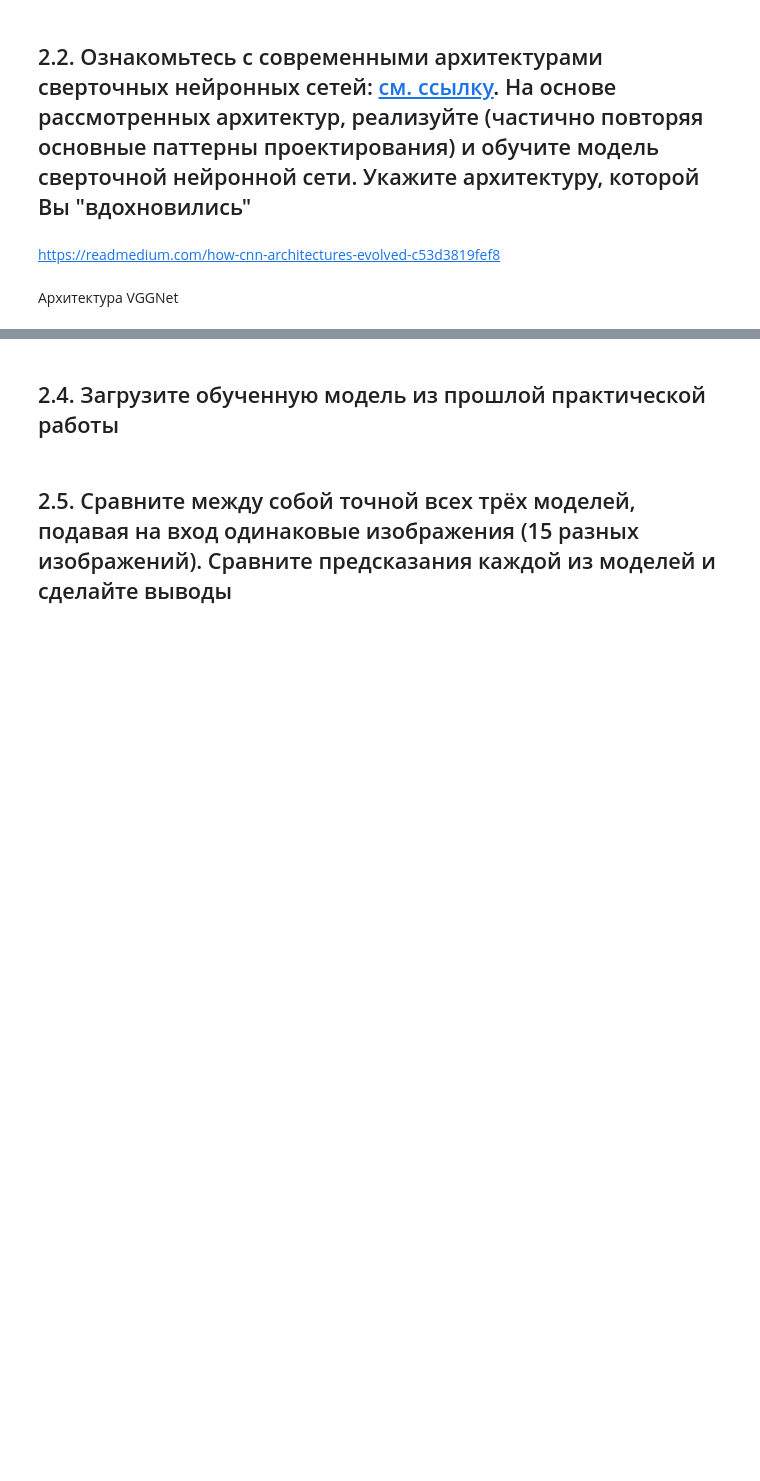
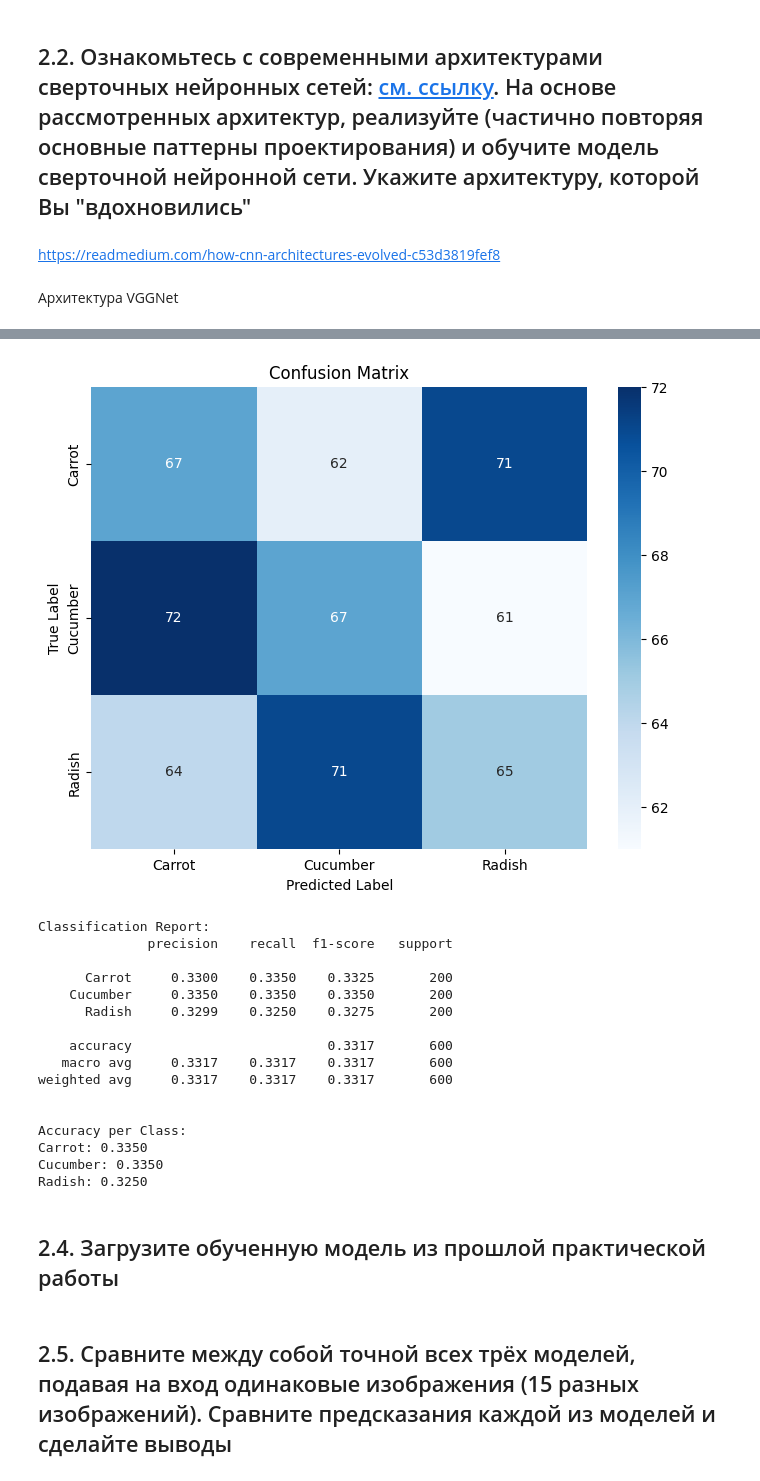
Before and after one commit to cuzmyk/machine_learning, a Jupyter notebook: 2s_3pr.ipynb, the cells around one changed output, grey strips where cells are left out. Cells and saved outputs as stored; diff of their text form; code cells hidden in the pictures; blank space fills up the shorter version.

```diff
--- a/2s_3pr.ipynb
+++ b/2s_3pr.ipynb
@@ -793,0 +815,35 @@ Radish:
+# %%
+from sklearn.metrics import classification_report, confusion_matrix
+import seaborn as sns
+import numpy as np
+import matplotlib.pyplot as plt
+
+class_names = ['Carrot', 'Cucumber', 'Radish']
+
+# Получение предсказаний для тестового набора
+test_generator.reset()  # Сброс генератора
+preds = model.predict(test_generator, steps=len(test_generator))
+y_pred = np.argmax(preds, axis=1)
+y_true = test_generator.classes
+
+# Матрица ошибок (Confusion Matrix)
+plt.figure(figsize=(8, 6))
+cm = confusion_matrix(y_true, y_pred)
+sns.heatmap(cm, annot=True, fmt='d', cmap='Blues',
+            xticklabels=class_names,
+            yticklabels=class_names)
+plt.title('Confusion Matrix')
+plt.ylabel('True Label')
+plt.xlabel('Predicted Label')
+plt.show()
+
+# Отчет о классификации
+print("\nClassification Report:")
+print(classification_report(y_true, y_pred, target_names=class_names, digits=4))
+
+# Точность по классам
+class_accuracy = cm.diagonal() / cm.sum(axis=1)
+print("\nAccuracy per Class:")
+for i, cls in enumerate(class_names):
+    print(f"{cls}: {class_accuracy[i]:.4f}")
+# %% [output]
@@ -794,3 +851,20 @@ Radish:
+[figure, added]
+Classification Report:
+              precision    recall  f1-score   support
+
+      Carrot     0.3300    0.3350    0.3325       200
+    Cucumber     0.3350    0.3350    0.3350       200
+      Radish     0.3299    0.3250    0.3275       200
+
+    accuracy                         0.3317       600
+   macro avg     0.3317    0.3317    0.3317       600
+weighted avg     0.3317    0.3317    0.3317       600
+
+
+Accuracy per Class:
+Carrot: 0.3350
+Cucumber: 0.3350
+Radish: 0.3250
 # %% [markdown]
 ## 2.4. Загрузите обученную модель из прошлой практической работы
 # %%
```
Also changed, not shown: parts of 6 cells of this notebook.
